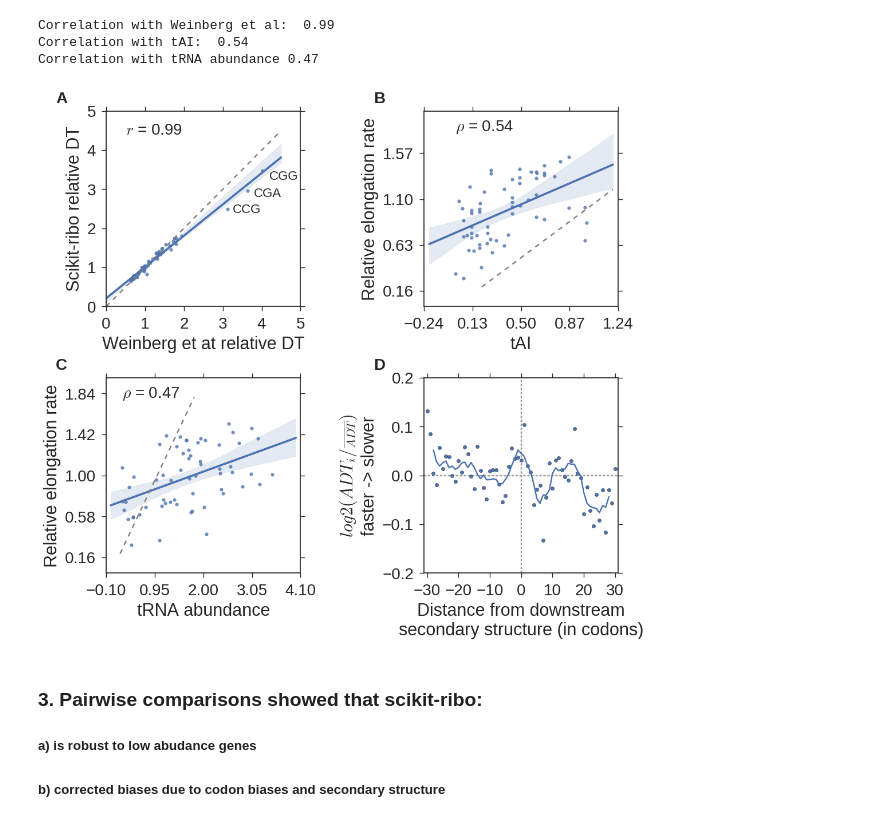
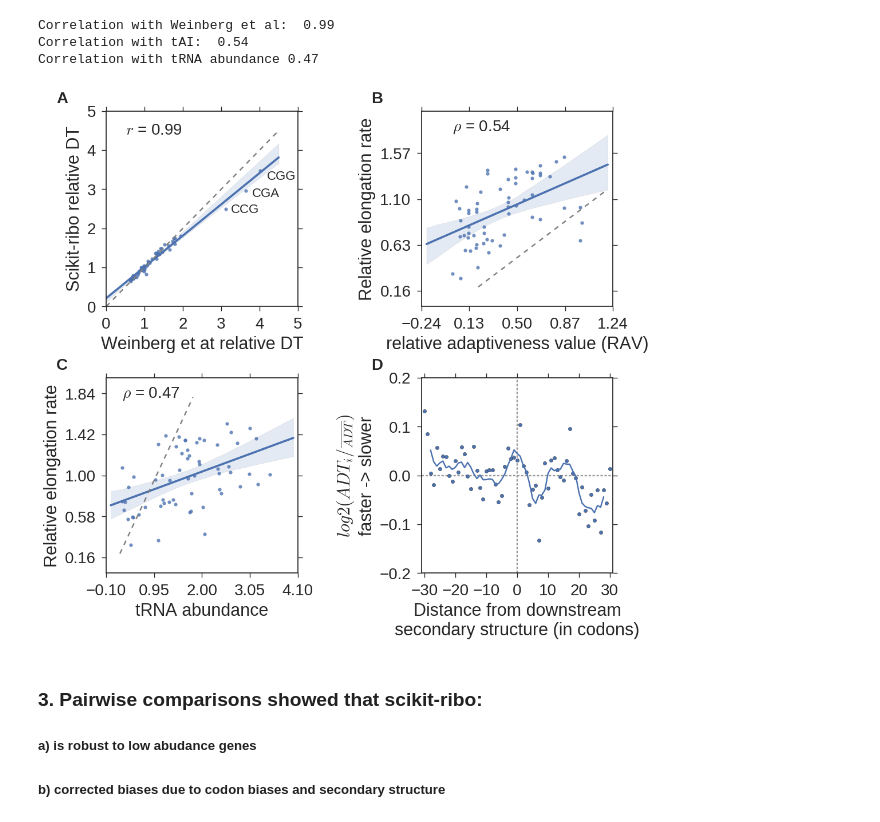
Before and after one commit to schatzlab/scikit-ribo_manuscript, a Jupyter notebook: iPythonNB/Manuscript_analysis.ipynb, the cells around one changed output. Cells and saved outputs as stored; diff of their text form; code cells hidden in the pictures.

```diff
--- a/iPythonNB/Manuscript_analysis.ipynb
+++ b/iPythonNB/Manuscript_analysis.ipynb
@@ -275,7 +275,7 @@ ax.set_xticks(np.linspace(0, 5.0, 6))
 ax.set_yticks(np.linspace(0, 5.0, 6))
 
 colNames = ["tAI", "tRNA_abundance"]
-x_labels = ["tAI", "tRNA abundance"]
+x_labels = ["relative adaptiveness value (RAV)", "tRNA abundance"]
 for i, label in enumerate(('B', 'C')):
     ax = plt.subplot(2, 2, i+2)
     colName = colNames[i]
@@ -291,34 +291,34 @@ for i, label in enumerate(('B', 'C')):
     ax.set_yticks(yticks_new)
     lims = [max(x0, y0), min(x1, y1)]
     ax.set(ylim=(0, 2))
     ax.plot(lims, lims, ls="dashed", color='gray')
     ax.set_ylabel('Relative elongation rate')
     x_label = x_labels[i]
     ax.set_xlabel(x_label)
     ax.text(np.min(DFs["codons"][colName]), 1.8, r"$\rho$ = " + str(codon_corrs[i]), fontsize=20)
     ax.text(-0.2, 1.1, label, transform=ax.transAxes, fontsize=20, fontweight='bold', va='top', ha='right')
 
 
 ax = plt.subplot(2, 2, 4)
 
 x = np.arange(-leg_size, leg_size+1, 1)
 sliding_window_size = 5
 window = np.ones(sliding_window_size).astype(float) / float(sliding_window_size)
 sliding_window_avg = np.convolve(avg_norm_count_adjusted, window,mode="valid")
 ax.scatter(x, avg_norm_count_adjusted)
 ax.plot(x[2: 2*leg_size-1], sliding_window_avg, label="5 codon average")
 ax.set_yticks([-0.2, -0.1, 0, 0.1, 0.2])
 ax.axvline(0, color="#999999", dashes=[3,2],zorder=-1)
 ax.axhline(0, color="#999999", dashes=[3,2],zorder=-1)
 ax.set_xlabel("Distance from downstream\nsecondary structure (in codons)")
 ax.set_ylabel(r"$ log2(ADT_{i} /_ \overline{ADT}) $" + "\nfaster -> slower")
 plt.xlim([-leg_size-1,leg_size+1])
 ax.text(-0.2, 1.1, "D", transform=ax.transAxes, fontsize=20, fontweight='bold', va='top', ha='right')
 
 plt.tight_layout()
 plt.savefig("../Figures/Figure3_codon_corr.pdf")
 # %% [output]
-[figure, old version]
+[figure, new version]
 # %% [markdown]
 ### 3. Pairwise comparisons showed that scikit-ribo:
 #####     a) is robust to low abudance genes
```
Also changed, not shown: parts of 1 cell of this notebook, 1 other file.
